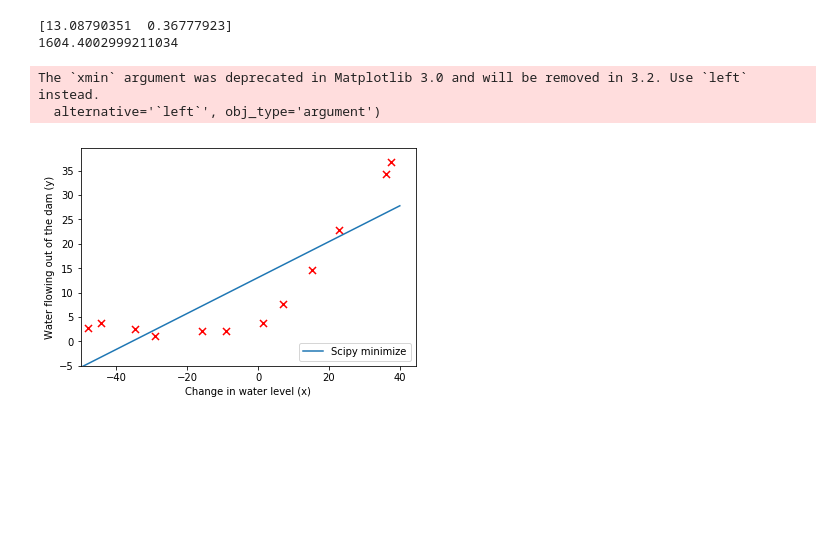
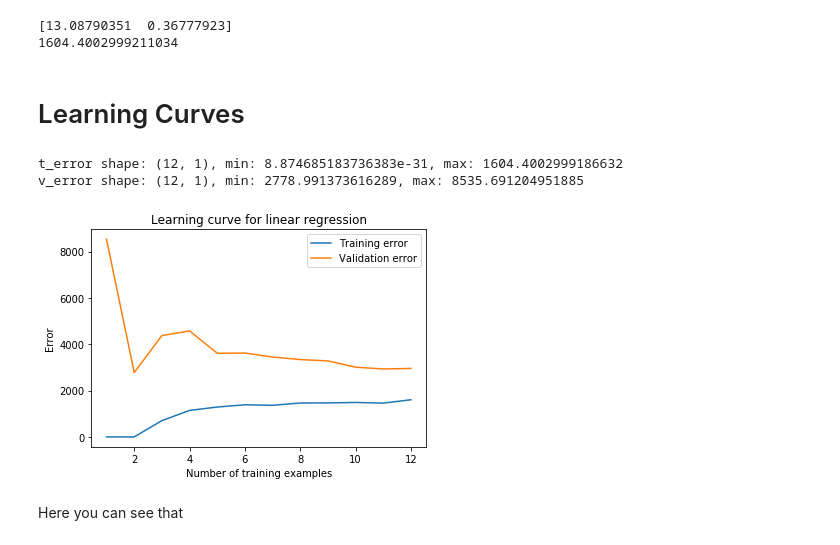
Before and after one commit to jhselvik/machine-learning-coursera, a Jupyter notebook: bias-variance-polynomial-linear-regression/Bias-and-Variance.ipynb, the cells around one changed output. Saved outputs shown, nothing was run; the diff lists cells and outputs as text; code cells hidden in the pictures; blank space fills up the shorter version.

Commit message:
Add learning curve function

```diff
--- a/bias-variance-polynomial-linear-regression/Bias-and-Variance.ipynb
+++ b/bias-variance-polynomial-linear-regression/Bias-and-Variance.ipynb
@@ -72,6 +86,13 @@ print(gradient)
 ## scipy.optimize minimize
 # %%
 def train_linear_regression(X, y, reg):
+    """Use scipy's minimize function to find optimal parameter values.
+
+    :param numpy.ndarray X: 12 examples (rows) with 2 input values
+    :param numpy.ndarray y: 12 examples (rows) with 1 result
+    :param int reg: lambda value
+    """
+    # Not sure why init of ones returns an error...
 #     initial_theta = np.ones((X.shape[1], 1))  # 2x1
     initial_theta = np.array([[15], [15]])
     res = minimize(linear_regression_cost, initial_theta, args=(X, y, reg), method=None,
@@ -103,15 +134,44 @@ print(linear_regression_cost(regr.coef_, X_train, y_train, 0))
 # %% [output]
 [13.08790351  0.36777923]
 1604.4002999211034
-# %%
-plt.plot(np.linspace(-50, 40), (fit.x[0] + (fit.x[1]*np.linspace(-50, 40))), label='Scipy minimize')
-plt.scatter(X_train[:, 1], y_train, s=50, c='r', marker='x', linewidths=1)
-plt.xlabel('Change in water level (x)')
-plt.ylabel('Water flowing out of the dam (y)')
-plt.ylim(bottom=-5)
-plt.xlim(xmin=-50)
-plt.legend(loc=4);
-# %% [output]
-The `xmin` argument was deprecated in Matplotlib 3.0 and will be removed in 3.2. Use `left` instead.
-  alternative='`left`', obj_type='argument')
-[figure, removed]
+# %% [markdown]
+# Learning Curves
+# %%
+def learning_curve(X, y, Xval, yval, reg):
+    """Calculate the error for subsets of training and cross validation examples.
+
+    :param numpy.ndarray X: 12 examples (rows) with 2 input values
+    :param numpy.ndarray y: 12 examples (rows) with 1 result
+    :param numpy.ndarray Xval: 21 examples (rows) with 2 input values
+    :param numpy.ndarray yval: 21 examples (rows) with 1 result
+    :param int reg: lambda value
+    """
+    m = y.size  # 12
+    error_train = np.zeros((m, 1))
+    error_val = np.zeros((m, 1))
+
+    # 0 - 12
+    for i in np.arange(m):
+        res = train_linear_regression(X[:i+1], y[:i+1], reg)
+        error_train[i] = linear_regression_cost(res.x, X[:i+1], y[:i+1], reg)
+        error_val[i] = linear_regression_cost(res.x, Xval, yval, reg)
+
+    return error_train, error_val
+# %%
+t_error, v_error = learning_curve(X_train, y_train, Xval, yval, 0)
+print('t_error', ndarray_description(t_error))
+print('v_error', ndarray_description(v_error))
+# %% [output]
+t_error shape: (12, 1), min: 8.874685183736383e-31, max: 1604.4002999186632
+v_error shape: (12, 1), min: 2778.991373616289, max: 8535.691204951885
+# %%
+plt.plot(np.arange(1, 13), t_error, label='Training error')
+plt.plot(np.arange(1, 13), v_error, label='Validation error')
+plt.title('Learning curve for linear regression')
+plt.xlabel('Number of training examples')
+plt.ylabel('Error')
+plt.legend();
+# %% [output]
+[figure, added]
+# %% [markdown]
+Here you can see that
```
Also changed, not shown: parts of 3 cells of this notebook.
